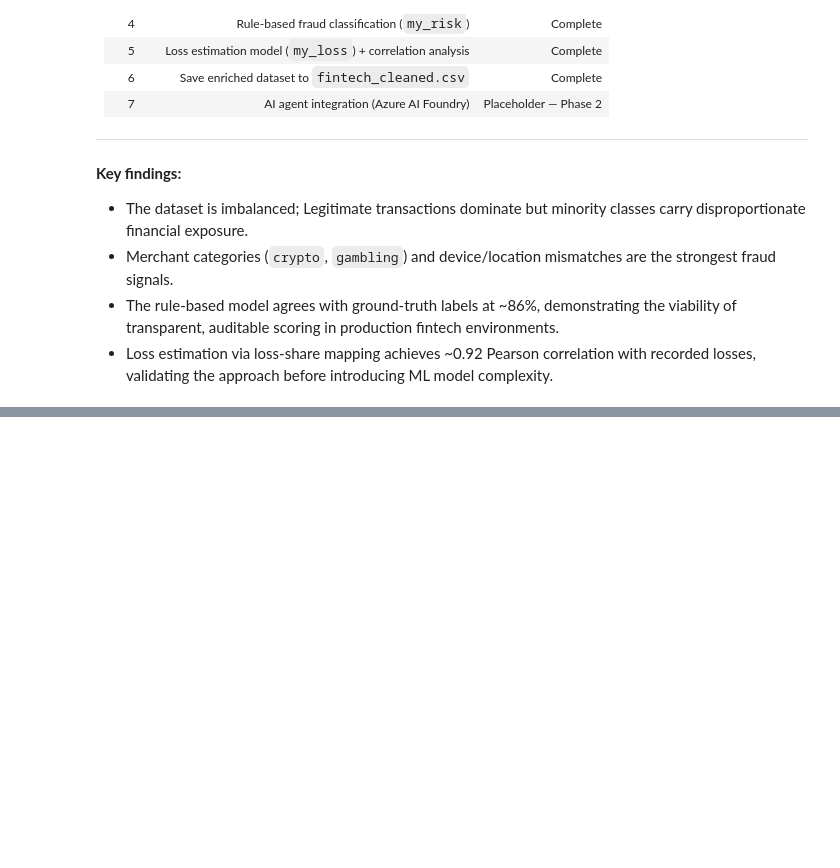
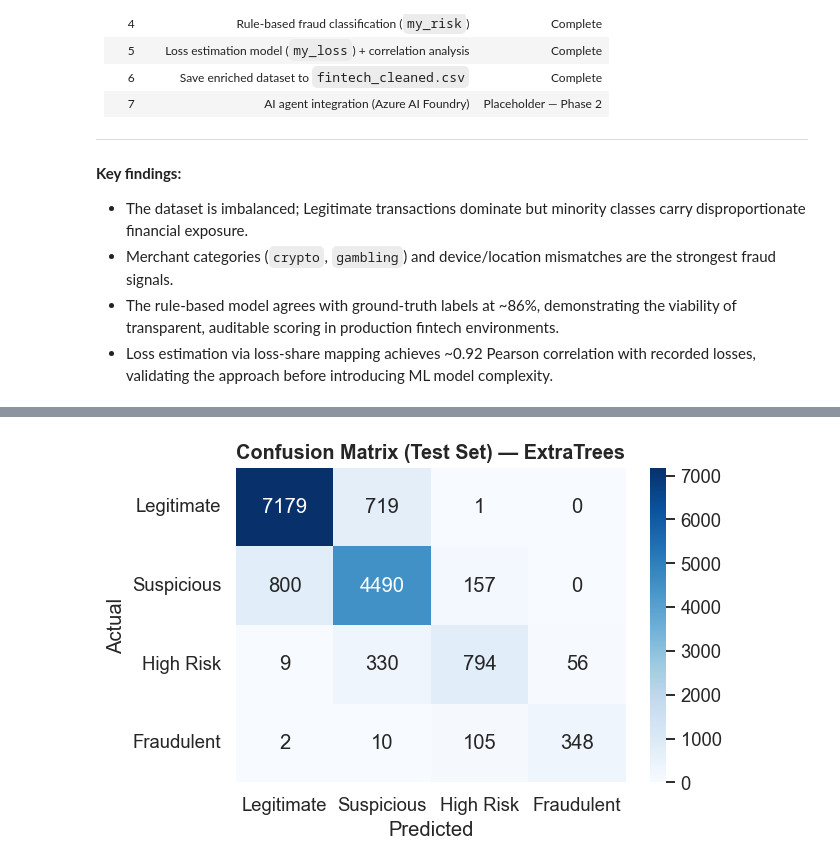
Before and after one commit to adeapiperku/fintech, a Jupyter notebook: notebooks/main.ipynb, the cells around one changed output, grey strips where cells are left out. Drawn from its saved outputs; the diff is of its cells as text; code cells hidden in the pictures; blank space fills up the shorter version.

```diff
--- a/notebooks/main.ipynb
+++ b/notebooks/main.ipynb
@@ -621,0 +984,24 @@ plt.show()
+# %%
+# --- Retrain the best model (by macro F1) and evaluate on the held-out TEST set ---
+best_name = results_df.iloc[0]["model"]
+best_model = candidate_models[best_name]
+
+print(f"Best model on validation: {best_name}")
+
+if best_name in ("XGBoost", "LightGBM"):
+    best_model.fit(X2_train, y2_train_enc)
+    test_pred_enc = best_model.predict(X2_test)
+    test_pred_best = label_encoder.inverse_transform(test_pred_enc)
+else:
+    best_model.fit(X2_train, y2_train)
+    test_pred_best = best_model.predict(X2_test)
+
+test_acc_best = accuracy_score(y2_test, test_pred_best)
+test_f1_best = f1_score(y2_test, test_pred_best, average="macro")
+
+print(f"\nTest Accuracy:  {test_acc_best:.2%}")
+print(f"Test Macro F1:  {test_f1_best:.4f}")
+print(f"\n(Baseline RandomForest test accuracy for comparison: {test_accuracy:.2%})")
+
+print("\nClassification Report (Test Set, best model):\n")
+print(classification_report(y2_test, test_pred_best))
@@ -621,0 +1028,13 @@ plt.show()
+# %%
+# --- Confusion matrix for the best model on the test set ---
+cm_best = confusion_matrix(y2_test, test_pred_best, labels=risk_order)
+
+plt.figure(figsize=(6, 4))
+sns.heatmap(cm_best, annot=True, fmt="d", xticklabels=risk_order, yticklabels=risk_order, cmap="Blues")
+plt.title(f"Confusion Matrix (Test Set) — {best_name}")
+plt.xlabel("Predicted")
+plt.ylabel("Actual")
+plt.tight_layout()
+plt.show()
+# %% [output]
+[figure, added]
```
Also changed, not shown: parts of 39 cells of this notebook.
